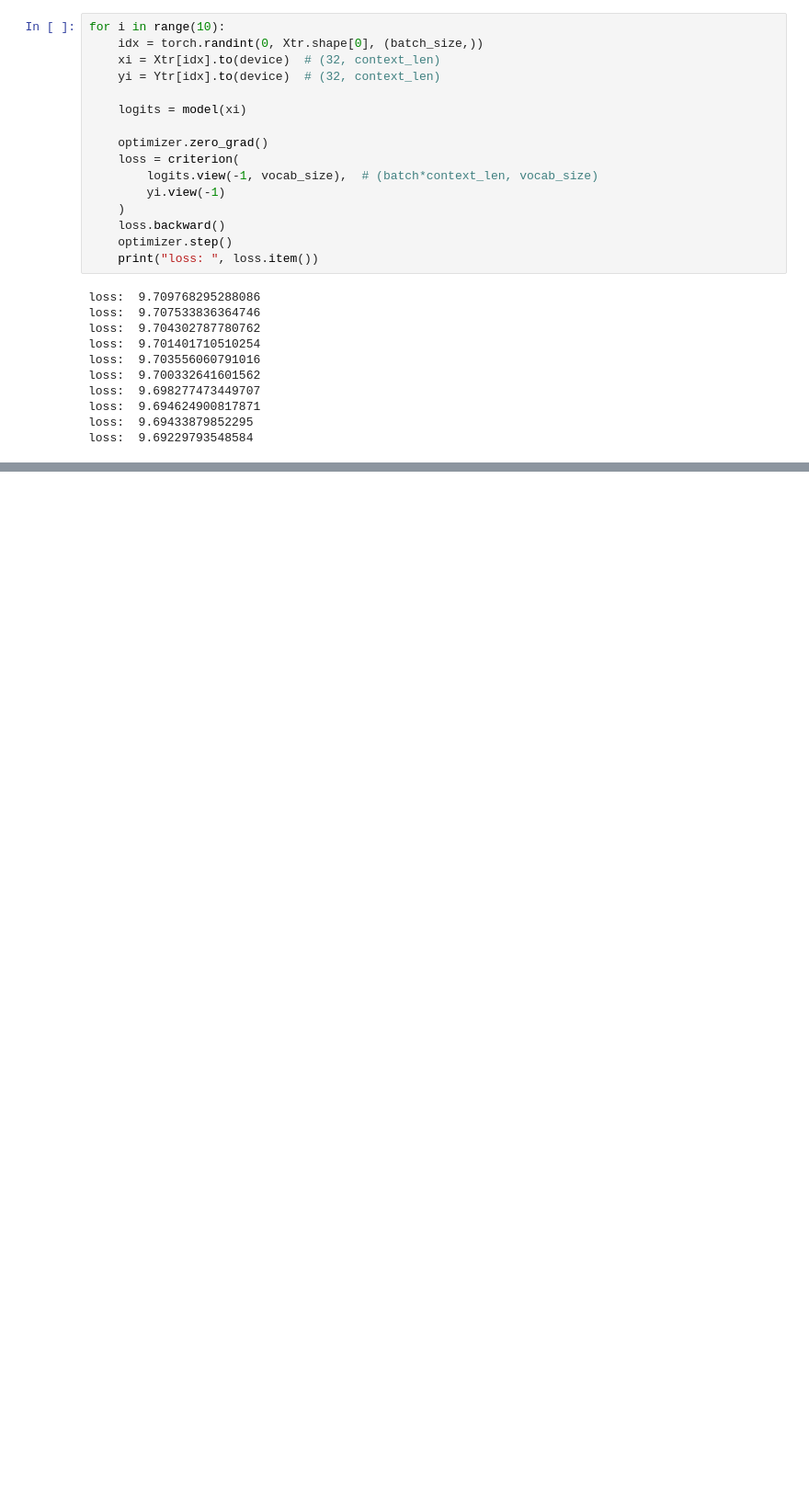
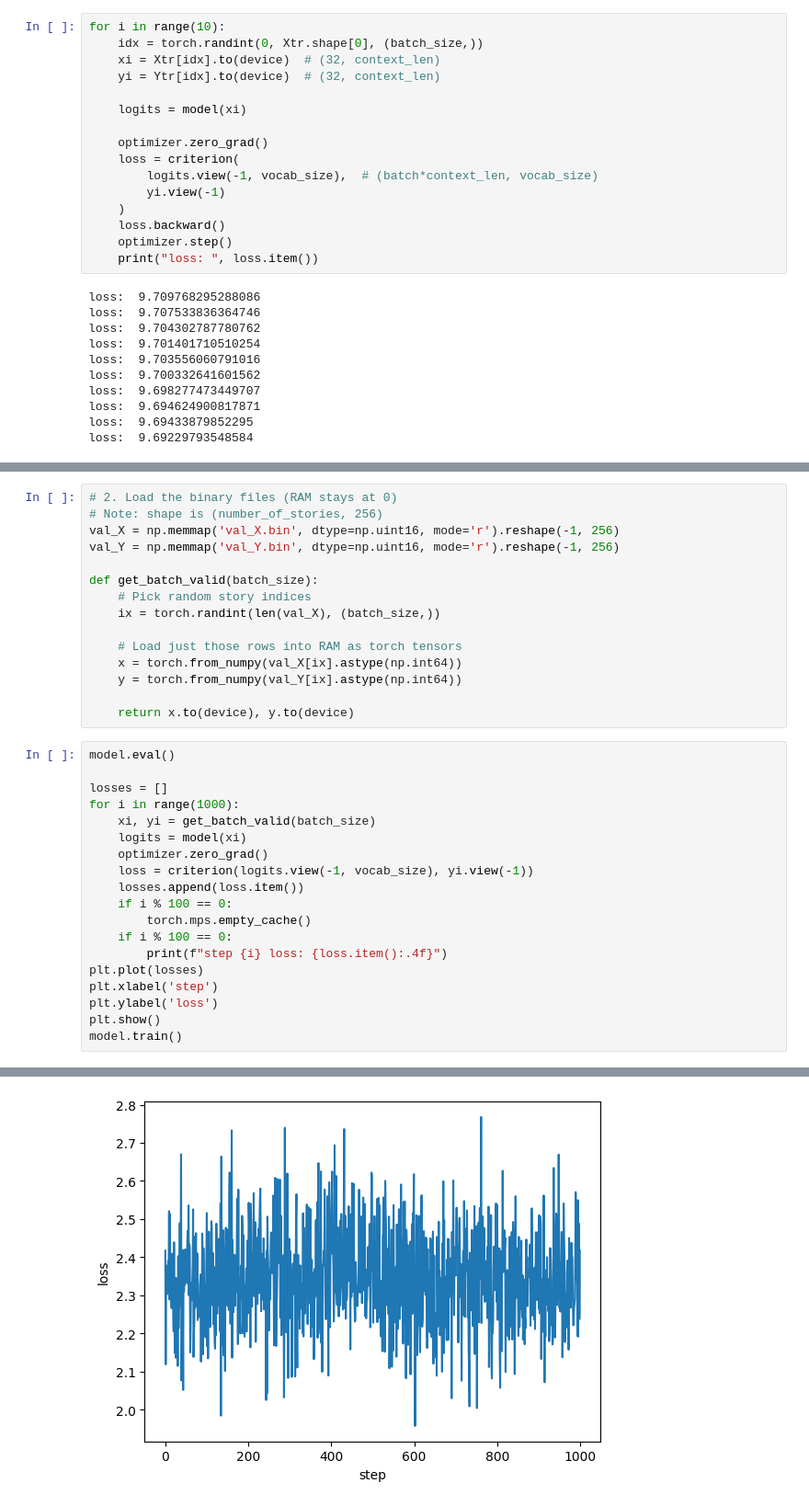
Before and after one commit to rahul266/attention-experiment, a Jupyter notebook: attention-experiment.ipynb, the cells around one changed output, grey strips where cells are left out. Shown at 92% size. Drawn from its saved outputs; the diff is of its cells as text; blank space fills up the shorter version.

```diff
--- a/attention-experiment.ipynb
+++ b/attention-experiment.ipynb
@@ -377,0 +937,35 @@ torch.save(model.state_dict(), 'model_weights_with_position.pth')
+# %%
+# 2. Load the binary files (RAM stays at 0)
+# Note: shape is (number_of_stories, 256)
+val_X = np.memmap('val_X.bin', dtype=np.uint16, mode='r').reshape(-1, 256)
+val_Y = np.memmap('val_Y.bin', dtype=np.uint16, mode='r').reshape(-1, 256)
+
+def get_batch_valid(batch_size):
+    # Pick random story indices
+    ix = torch.randint(len(val_X), (batch_size,))
+
+    # Load just those rows into RAM as torch tensors
+    x = torch.from_numpy(val_X[ix].astype(np.int64))
+    y = torch.from_numpy(val_Y[ix].astype(np.int64))
+
+    return x.to(device), y.to(device)
+# %%
+model.eval()
+
+losses = []
+for i in range(1000):
+    xi, yi = get_batch_valid(batch_size)
+    logits = model(xi)
+    optimizer.zero_grad()
+    loss = criterion(logits.view(-1, vocab_size), yi.view(-1))
+    losses.append(loss.item())
+    if i % 100 == 0:
+        torch.mps.empty_cache()
+    if i % 100 == 0:
+        print(f"step {i} loss: {loss.item():.4f}")
+plt.plot(losses)
+plt.xlabel('step')
+plt.ylabel('loss')
+plt.show()
+model.train()
+# %% [output]
@@ -377,0 +982 @@ torch.save(model.state_dict(), 'model_weights_with_position.pth')
+[figure, added]
```
Also changed, not shown: parts of 34 cells of this notebook.
